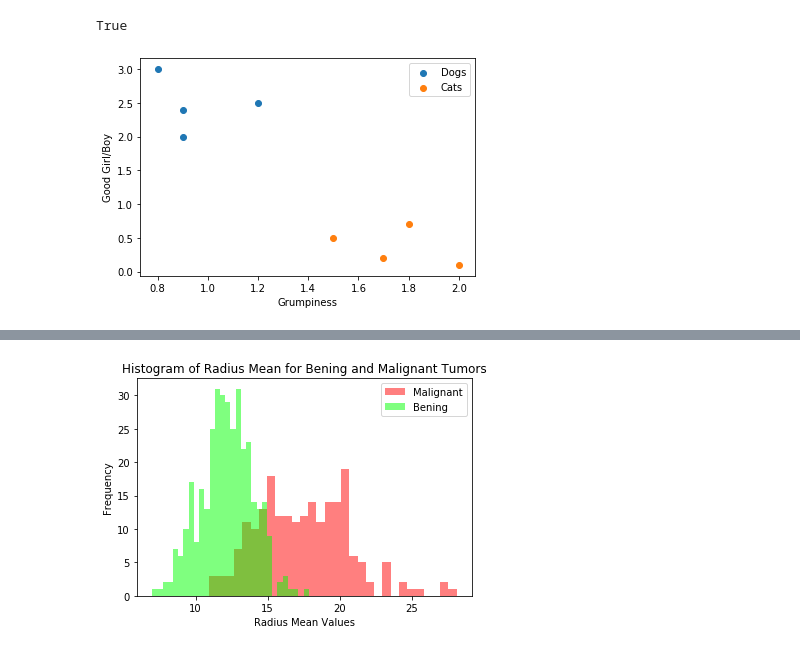
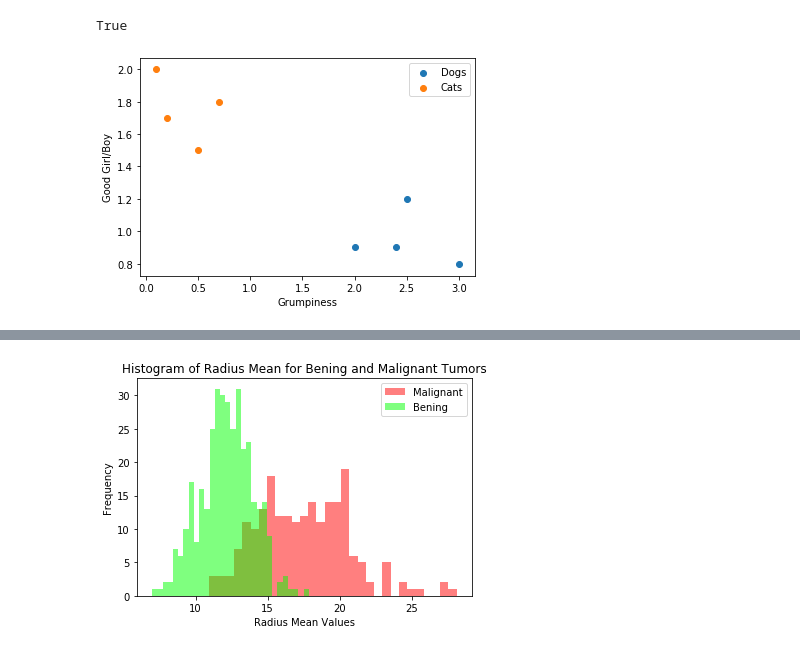
Before and after one commit to dennis-grinwald/tubddscourse, a Jupyter notebook: ml_part/day2_classification/solution_practice_classification.ipynb, the cells around one changed output, grey strips where cells are left out. Cells and saved outputs as stored; diff of their text form; code cells hidden in the pictures.

```diff
--- a/ml_part/day2_classification/solution_practice_classification.ipynb
+++ b/ml_part/day2_classification/solution_practice_classification.ipynb
@@ -24,9 +42,9 @@ cat_data = pd.DataFrame(data={'good girl/boy': [0.10, 0.5, 0.7, 0.2], 'grumpines
 # %%
-plt.scatter(dog_data['grumpiness'], dog_data['good girl/boy'], label='Dogs')
-plt.scatter(cat_data['grumpiness'], cat_data['good girl/boy'], label='Cats')
+plt.scatter(dog_data['good girl/boy'], dog_data['grumpiness'], label='Dogs')
+plt.scatter(cat_data['good girl/boy'], cat_data['grumpiness'], label='Cats')
 plt.xlabel('Grumpiness')
 plt.ylabel('Good Girl/Boy')
 plt.legend()
 plt.show()
 # %% [output]
-[figure, old version]
+[figure, new version]
```
Also changed, not shown: parts of 28 cells of this notebook, 6 other files.
